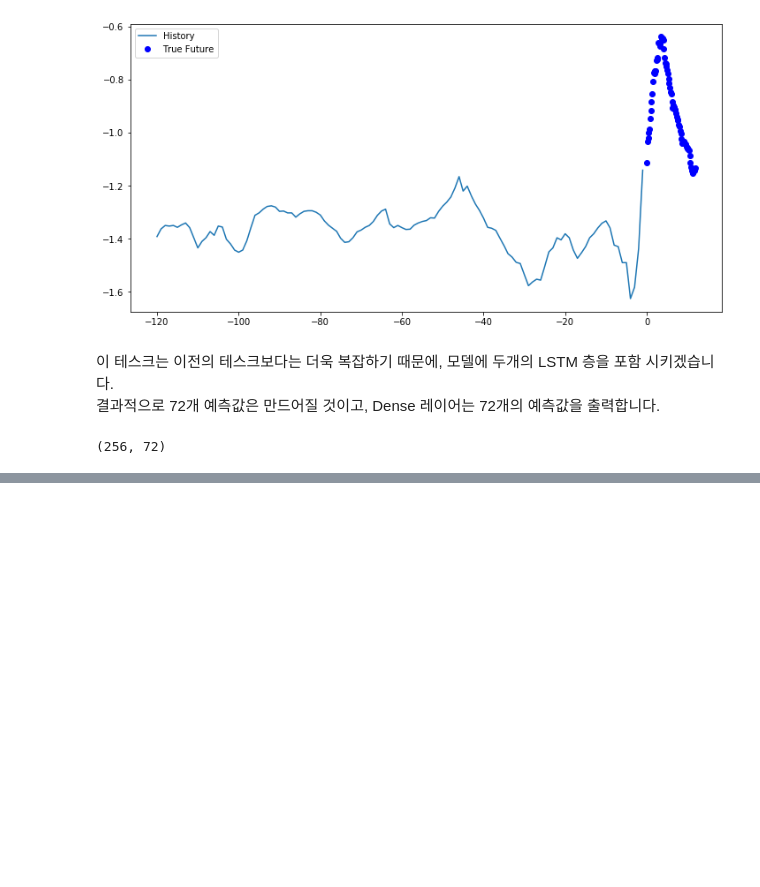
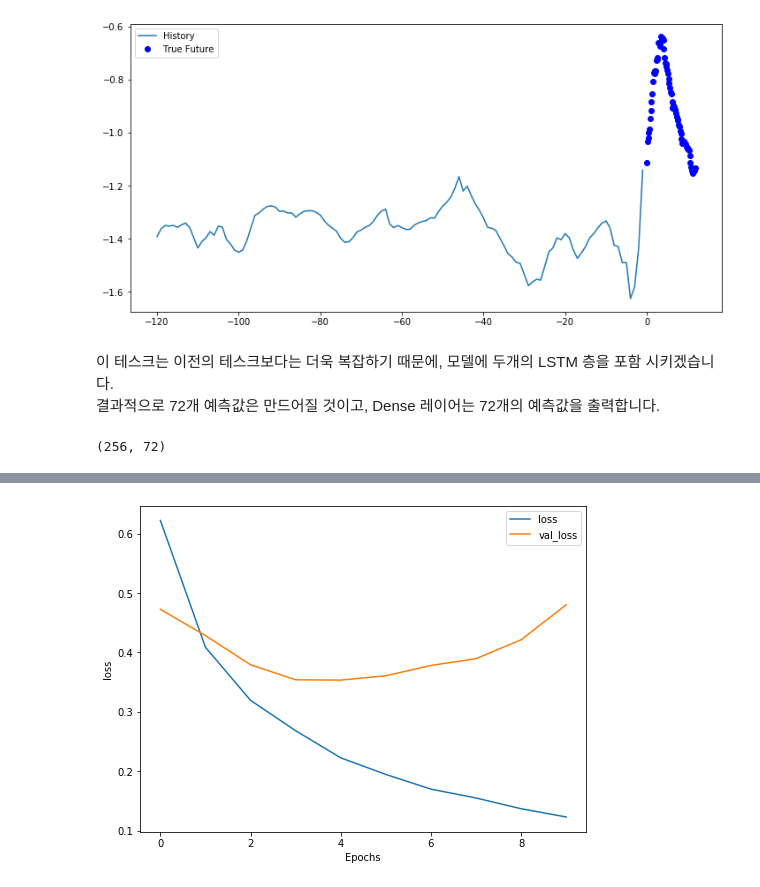
Before and after one commit to Ilevk/TIL, a Jupyter notebook: Python/ML/Studypie_TF2.0/Week 3/Day_5.ipynb, the cells around one changed output, grey strips where cells are left out. Saved outputs shown, nothing was run; the diff lists cells and outputs as text; code cells hidden in the pictures; blank space fills up the shorter version.

```diff
--- a/Python/ML/Studypie_TF2.0/Week 3/Day_5.ipynb
+++ b/Python/ML/Studypie_TF2.0/Week 3/Day_5.ipynb
@@ -1012,0 +1252,4 @@ for x, y in val_data_multi.take(3):
+# %%
+plot_graphs(history, 'loss')
+# %% [output]
+[figure, added]
```
Also changed, not shown: parts of 53 cells of this notebook.
